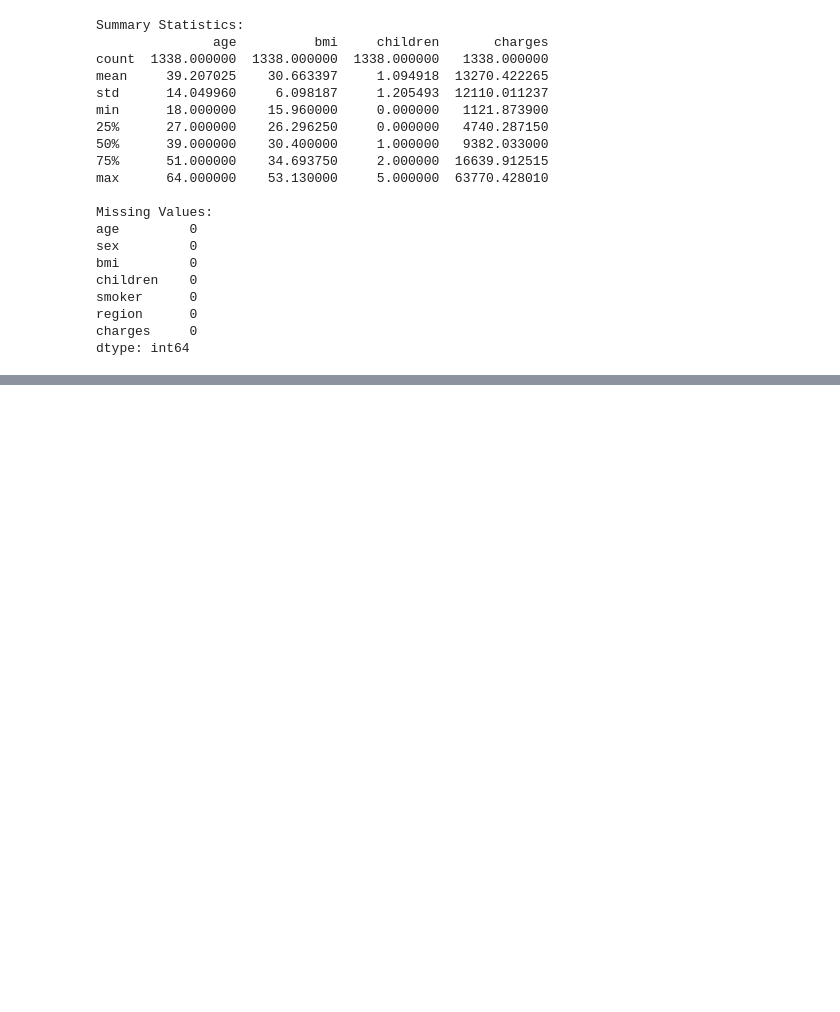
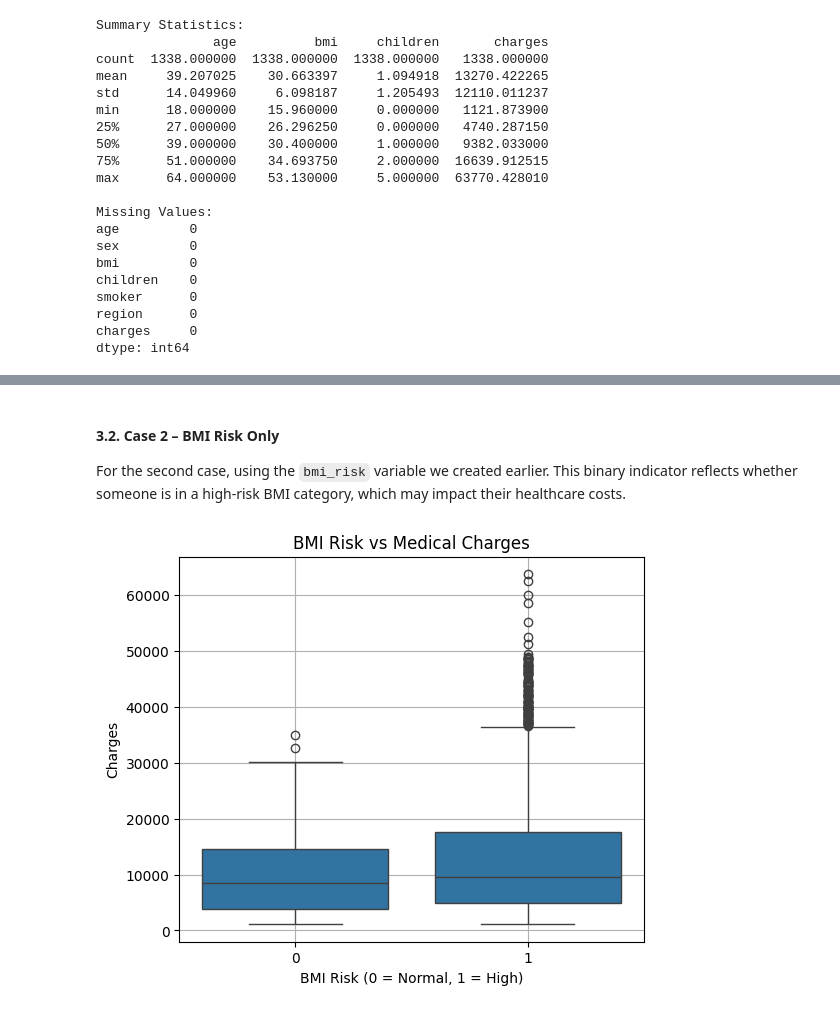
Before and after one commit to Data-Git-Hub/applied-ml-data-git-hub, a Jupyter notebook: lab04/ml04_data-git-hub.ipynb, the cells around one changed output, grey strips where cells are left out. Saved outputs shown, nothing was run; the diff lists cells and outputs as text; code cells hidden in the pictures; blank space fills up the shorter version.

```diff
--- a/lab04/ml04_data-git-hub.ipynb
+++ b/lab04/ml04_data-git-hub.ipynb
@@ -133,0 +196,19 @@ Since from the inspection of the data there doesn't seem to be any missing value
+# %% [markdown]
+#### 3.2. Case 2 – BMI Risk Only
+
+For the second case, using the `bmi_risk` variable we created earlier. This binary indicator reflects whether someone is in a high-risk BMI category, which may impact their healthcare costs. <br>
+# %%
+# Feature selection
+X2 = df[['bmi_risk']]
+y2 = df['charges']
+
+# Visualization
+plt.figure(figsize=(6, 5))
+sns.boxplot(data=df, x='bmi_risk', y='charges')
+plt.title('BMI Risk vs Medical Charges')
+plt.xlabel('BMI Risk (0 = Normal, 1 = High)')
+plt.ylabel('Charges')
+plt.grid(True)
+plt.show()
+# %% [output]
+[figure, added]
```
Also changed, not shown: parts of 18 cells of this notebook, 1 other file.
